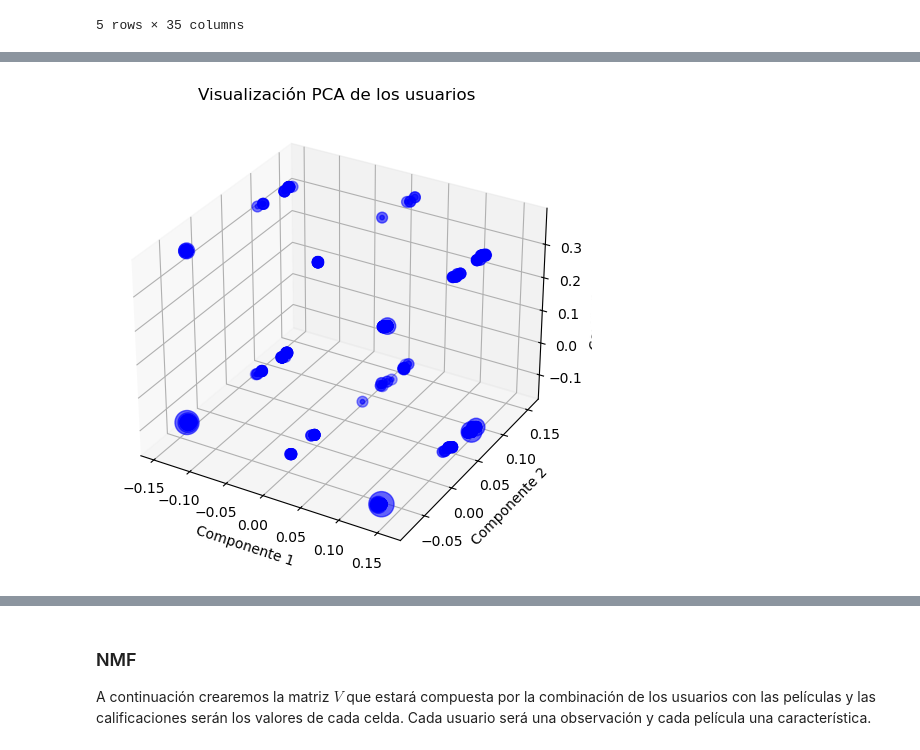
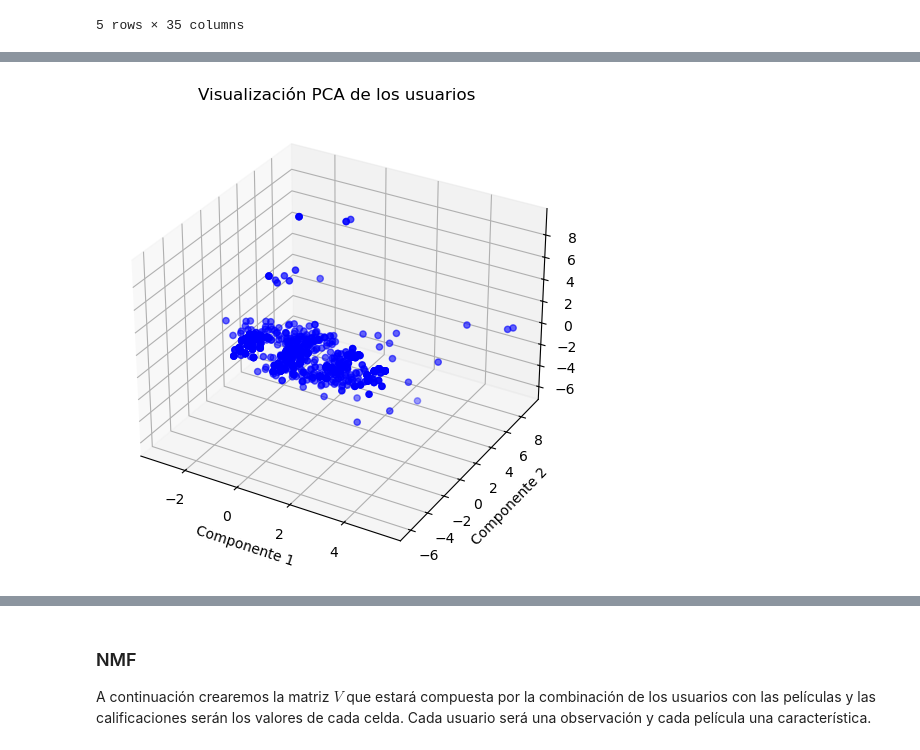
Before and after one commit to MonicaCabanas23/artificial-intelligence-course, a Jupyter notebook: Tareas/second-project/Second_Project.ipynb, the cells around one changed output, grey strips where cells are left out. Drawn from its saved outputs; the diff is of its cells as text; code cells hidden in the pictures.

Commit message:
:sparkles: Update: charts

```diff
--- a/Tareas/second-project/Second_Project.ipynb
+++ b/Tareas/second-project/Second_Project.ipynb
@@ -357,18 +363,0 @@ for i in range(19):
-# %%
-# Gráfico de barras para géneros y ocupaciones
-fig = plt.figure(figsize=(20, 14))
-
-acc = np.zeros(19)
-colors = ['#264653', '#2A9D8F', '#E9C46A', '#F4A261', '#E76F51', '#8AB17D', '#577590', '#F2CC8F', '#81B29A', '#F08080', '#F7B267', '#6A994E', '#A44A3F', '#FFC3A0', '#86BBD8', '#E07A5F', '#6D597A', '#C9ADA7', '#4A4E69', '#9A8C98', '#B5838D']
-
-for i in range(21):
-    columna = [fila[i] for fila in genre_occupations]
-    plt.bar(genres['Name'], columna, bottom=acc, color=colors[i])
-    acc += np.array(columna)
-
-plt.legend(occupations['data'])
-plt.title('Géneros preferidos de acuerdo a la ocupación')
-plt.xlabel('Géneros')
-plt.grid(axis='y')
-
-plt.show()
@@ -533,7 +588,6 @@ Aplicando attenuated encoding en el sexo las categorías se sustituirían de la
 - F = 0.0
 # %%
 for i in users[users == 'M'].stack().index:
-    """ users.loc[i] = 1.0 """
     users.loc[i] = 0.5
 
 for i in users[users == 'F'].stack().index:
@@ -557,8 +609,4 @@ $$
 # %%
-""" from sklearn.preprocessing import MinMaxScaler
-scaler = MinMaxScaler(copy=True, feature_range=(0, 1))
-users['Age'] = scaler.fit_transform(users['Age'].values.reshape(-1, 1)) """
-
 # Aplicamos One-hot encoding a la columna 'Age Group'
 if 'Age Group' in users:
     users = pd.get_dummies(users, columns=['Age Group'], dtype=float)
@@ -566,9 +614,16 @@ if 'Age Group' in users:
 # Obteniendo el número de columnas generadas por get_dummies
 num_age_groups = users.filter(like='Age Group_').shape[1]
 
+users.loc[users['Age Group_Niños'] == 1, 'Age Group_Niños']               = 1/(num_age_groups+1)
+users.loc[users['Age Group_Adolescentes'] == 1, 'Age Group_Adolescentes'] = 2/(num_age_groups+1)
+users.loc[users['Age Group_Jóvenes'] == 1, 'Age Group_Jóvenes']           = 3/(num_age_groups+1)
+users.loc[users['Age Group_Adultos'] == 1, 'Age Group_Adultos']           = 4/(num_age_groups+1)
+users.loc[users['Age Group_Tercera edad'] == 1, 'Age Group_Tercera edad'] = 5/(num_age_groups+1)
+
+
 # Sustituyendo los valores 1 por 1/num_age_groups y así aplicando One-over-n-hot encoding
-for i in users[users == 1].stack().index:
-    users.loc[i] = 1/num_age_groups
+""" for i in users[users == 1].stack().index:
+    users.loc[i] = 1/num_age_groups """
 
 users.head()
 # %% [output]
@@ -581,0 +655,3 @@ users.head()
+# %%
+from sklearn.preprocessing import StandardScaler
+standarized_users = StandardScaler().fit_transform(users)
@@ -582,30 +662,30 @@ users.head()
 # %%
 from sklearn.decomposition import PCA
 import matplotlib.pyplot as plt
 
 # Reducir a 3 dimensiones
 pca = PCA(n_components=3)
-pca_components = pca.fit_transform(users)
+pca_components = pca.fit_transform(standarized_users)
 
 # Obtener los puntos únicos y contar las ocurrencias de cada punto
 unique_points, counts = np.unique(pca_components, axis=0, return_counts=True)
 
 # Graficar los resultados en 3D
 fig = plt.figure(figsize=(8, 6))
 ax = fig.add_subplot(111, projection='3d')
 
 # Usamos 'counts' como el tamaño de las burbujas
-bubble_size = counts * 10  # Ajusta el multiplicador para controlar el tamaño
+#bubble_size = counts * 10  # Ajusta el multiplicador para controlar el tamaño
 
 # Graficar burbujas
 ax.scatter(unique_points[:, 1], unique_points[:, 2], unique_points[:, 0],
-           s=bubble_size, c='blue', alpha=0.6)
+        c='blue', alpha=0.6)
 
-ax.scatter(pca_components[:, 1], pca_components[:, 2], pca_components[:, 0], c='blue', s=60)
+ax.scatter(pca_components[:, 0], pca_components[:, 1], pca_components[:, 2], c='blue')
 ax.set_xlabel('Componente 1')
 ax.set_ylabel('Componente 2')
 ax.set_zlabel('Componente 3')
 ax.set_title('Visualización PCA de los usuarios')
 plt.show()
 # %% [output]
-[figure, old version]
+[figure, new version]
```
Also changed, not shown: parts of 37 cells of this notebook.
